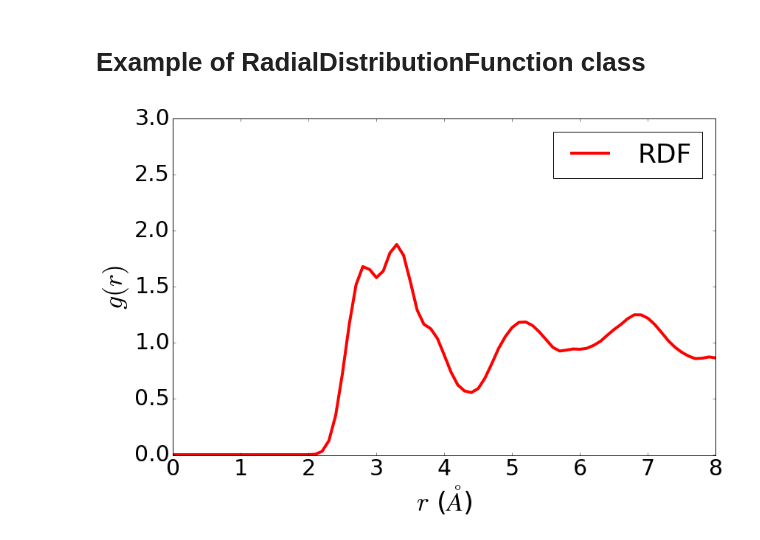
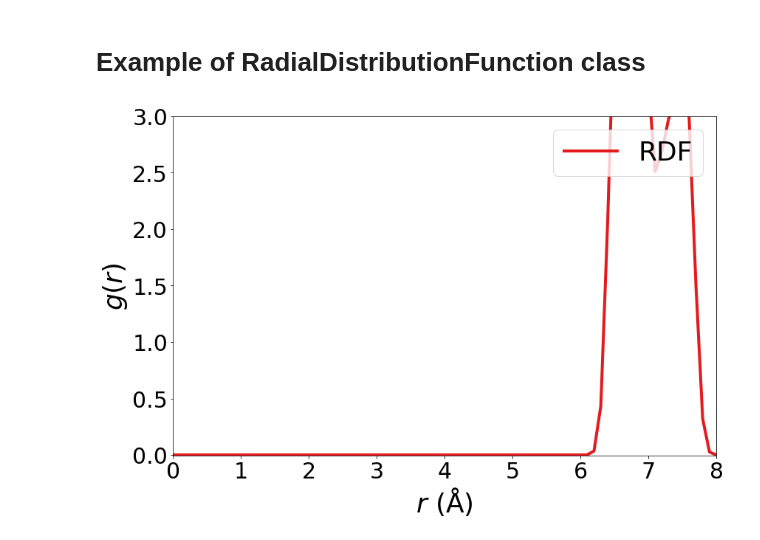
Before and after one commit to materialsvirtuallab/pymatgen-analysis-diffusion, a Jupyter notebook: examples/van_hove.ipynb, the cells around one changed output. Cells and saved outputs as stored; diff of their text form; code cells hidden in the pictures.

```diff
--- a/examples/van_hove.ipynb
+++ b/examples/van_hove.ipynb
@@ -4,18 +4,18 @@
 import json
 import numpy as np
 import matplotlib.pyplot as plt
-from pymatgen.analysis.diffusion_analyzer import DiffusionAnalyzer
-from pymatgen_diffusion.aimd.van_hove import VanHoveAnalysis
+from pymatgen.analysis.diffusion.analyzer import DiffusionAnalyzer
+from pymatgen.analysis.diffusion.aimd.van_hove import VanHoveAnalysis
 
 %matplotlib inline
 
-data = json.load(open("../pymatgen_diffusion/aimd/tests/cNa3PS4_pda.json", "r"))
+data = json.load(open("../pymatgen/analysis/diffusion/aimd/tests/cNa3PS4_pda.json", "r"))
 
 new_obj = DiffusionAnalyzer.from_dict(data)
 
 vhfunc = VanHoveAnalysis(diffusion_analyzer=new_obj, avg_nsteps=5, ngrid=101, rmax=10.0,
                          step_skip=5, sigma=0.1, species = ["Li", "Na"])
 
-vhfunc.get_3d_plot(type="self")
-vhfunc.get_3d_plot(type="distinct")
+vhfunc.get_3d_plot(mode="self")
+vhfunc.get_3d_plot(mode="distinct")
 # %% [output]
@@ -32,23 +32,22 @@ vhfunc.get_1d_plot(type="distinct", times=[0.0, 1.0], colors=["r", "g"])
 # %%
 import json
 import numpy as np
-from pymatgen.analysis.diffusion_analyzer import DiffusionAnalyzer
-from pymatgen_diffusion.aimd.van_hove import RadialDistributionFunction
+from pymatgen.analysis.diffusion.aimd.rdf import RadialDistributionFunction
 
 %matplotlib inline
 
 # The generated structure list in this example is for illustration purposes only.
-data = json.load(open("../pymatgen_diffusion/aimd/tests/cNa3PS4_pda.json", "r"))
+data = json.load(open("../pymatgen/analysis/diffusion/aimd/tests/cNa3PS4_pda.json", "r"))
 new_obj = DiffusionAnalyzer.from_dict(data)
 
 structure_list = []
 for i, s in enumerate(new_obj.get_drift_corrected_structures()):
     structure_list.append(s)
     if i == 9: break
 
 # Compute and plot RDF for Na and S
 species = ["Na", "S"]
-obj = RadialDistributionFunction(structure_list, ngrid=101, rmax=10.0, cellrange=1, sigma=0.1, species = species)
+obj = RadialDistributionFunction(structure_list, ngrid=101, rmax=10.0, sigma=0.1, indices=[0], reference_indices=[2, 3])
 plt = obj.get_rdf_plot(label="RDF")
 # %% [output]
-[figure, old version]
+[figure, new version]
```
Also changed, not shown: parts of 2 cells of this notebook, 5 other files.
